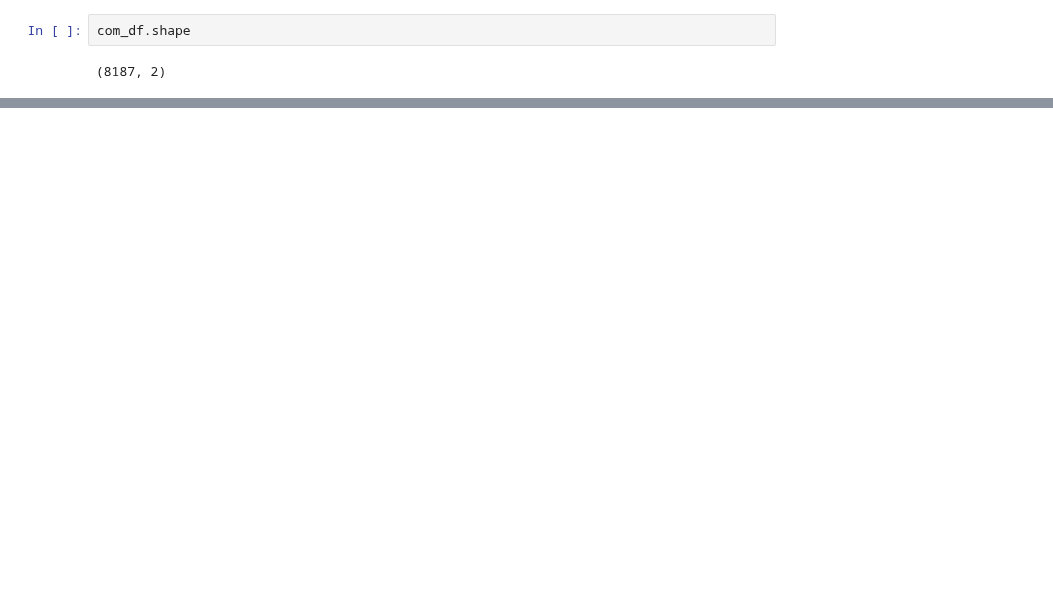
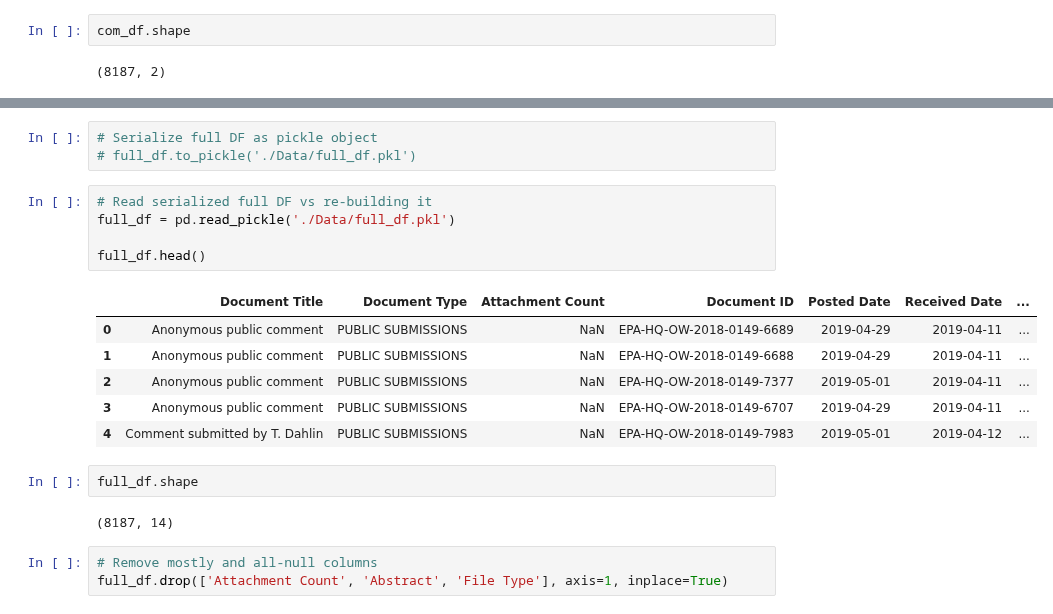
Before and after one commit to Data-Science-for-Conservation/WOTUS_Revision, a Jupyter notebook: WOTUS_analysis.ipynb, the cells around one changed output, grey strips where cells are left out. Drawn from its saved outputs; the diff is of its cells as text; blank space fills up the shorter version.

Commit message:
feat: merge comments with docket info

```diff
--- a/WOTUS_analysis.ipynb
+++ b/WOTUS_analysis.ipynb
@@ -220,0 +245,22 @@ com_df.shape
+# %%
+# Serialize full DF as pickle object
+# full_df.to_pickle('./Data/full_df.pkl')
+# %%
+# Read serialized full DF vs re-building it
+full_df = pd.read_pickle('./Data/full_df.pkl')
+
+full_df.head()
+# %% [output]
+|  | Document Title | Document Type | Attachment Count | Document ID | Posted Date | Received Date | ... |
+| 0 | Anonymous public comment | PUBLIC SUBMISSIONS | NaN | EPA-HQ-OW-2018-0149-6689 | 2019-04-29 | 2019-04-11 | ... |
+| 1 | Anonymous public comment | PUBLIC SUBMISSIONS | NaN | EPA-HQ-OW-2018-0149-6688 | 2019-04-29 | 2019-04-11 | ... |
+| 2 | Anonymous public comment | PUBLIC SUBMISSIONS | NaN | EPA-HQ-OW-2018-0149-7377 | 2019-05-01 | 2019-04-11 | ... |
+| 3 | Anonymous public comment | PUBLIC SUBMISSIONS | NaN | EPA-HQ-OW-2018-0149-6707 | 2019-04-29 | 2019-04-11 | ... |
+| 4 | Comment submitted by T. Dahlin | PUBLIC SUBMISSIONS | NaN | EPA-HQ-OW-2018-0149-7983 | 2019-05-01 | 2019-04-12 | ... |
+# %%
+full_df.shape
+# %% [output]
+(8187, 14)
+# %%
+# Remove mostly and all-null columns
+full_df.drop(['Attachment Count', 'Abstract', 'File Type'], axis=1, inplace=True)
```
Also changed, not shown: parts of 6 cells of this notebook.
